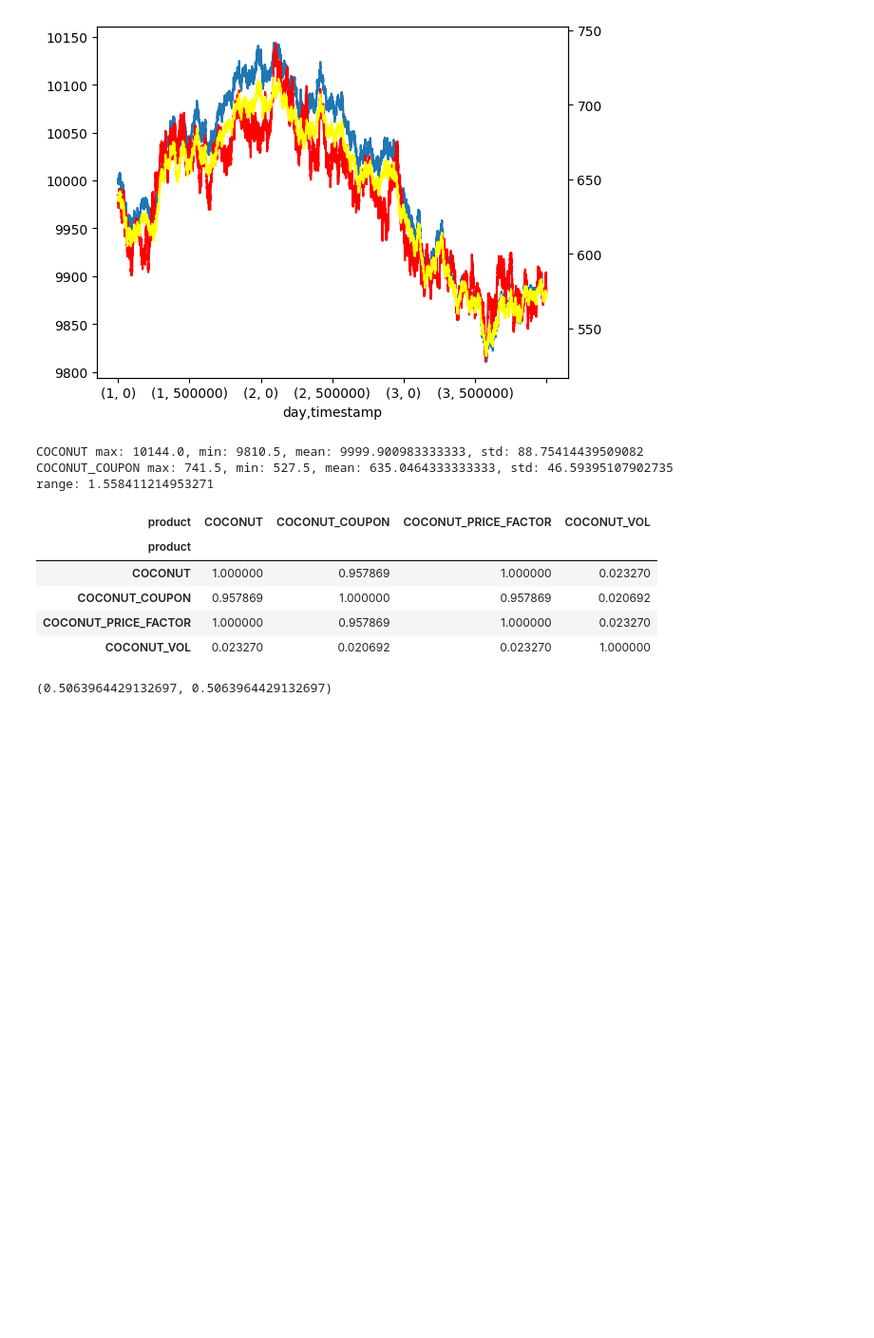
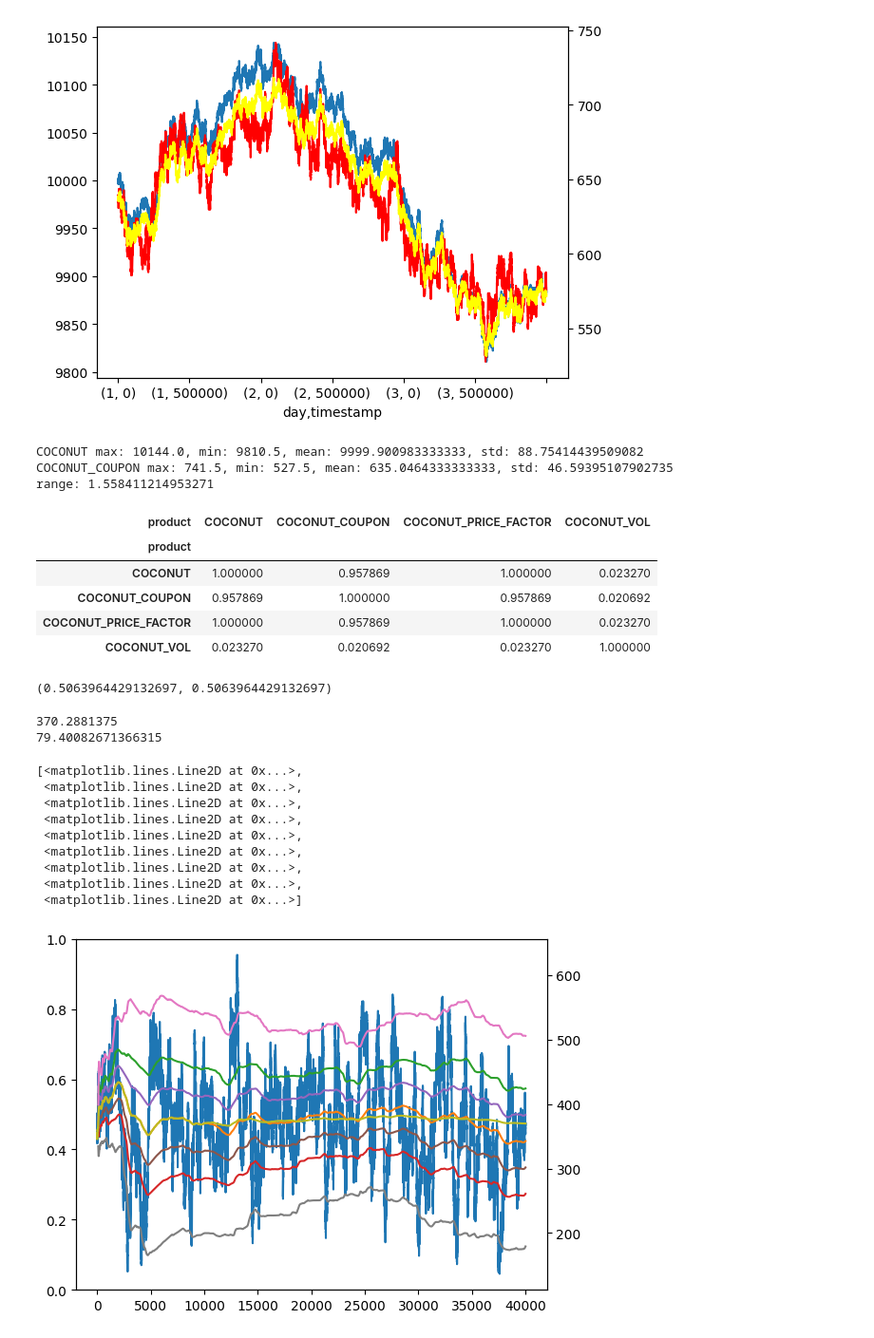
Before and after one commit to Gurstel/IMC-Prosperity, a Jupyter notebook: round_4/data_exploration.ipynb, the cells around one changed output. Shown at 95% size. Cells and saved outputs as stored; diff of their text form; code cells hidden in the pictures; blank space fills up the shorter version.

```diff
--- a/round_4/data_exploration.ipynb
+++ b/round_4/data_exploration.ipynb
@@ -199,3 +199,78 @@ def delta(flag, S, K, t, r, sigma):
         return N(d_1) - 1.0
     else:
         return N(d_1)
+# %%
+import pandas as pd
+from matplotlib import pyplot as plt
+
+df = pd.concat(
+    [
+        pd.read_csv("resources/round3/prices_round_3_day_0.csv", sep=";"),
+        pd.read_csv("resources/round3/prices_round_3_day_1.csv", sep=";"),
+        pd.read_csv("resources/round3/prices_round_3_day_2.csv", sep=";"),
+        pd.read_csv("resources/round3/prices_round_3_day_3.csv", sep=";"),
+    ],
+    ignore_index=True,
+)
+# df = df[df["timestamp"] < 100000]
+
+df = df.pivot(index=["day", "timestamp"], columns="product", values="mid_price").reset_index()
+df["GIFT_BASKET_PREMIUM"] = df["GIFT_BASKET"] - (df["ROSES"] + df["CHOCOLATE"] * 4 + df["STRAWBERRIES"] * 6)
+print(df["GIFT_BASKET_PREMIUM"].mean())
+print(df["GIFT_BASKET_PREMIUM"].std())
+df["GIFT_BASKET_PREMIUM_MEAN"] = df["GIFT_BASKET_PREMIUM"].rolling(window=100000, min_periods=1000).mean()
+df["GIFT_BASKET_RUNNING_MEAN"] = df["GIFT_BASKET_PREMIUM"].rolling(window=10000, min_periods=100).mean()
+df["GIFT_BASKET_EXP_MEAN"] = df["GIFT_BASKET_PREMIUM"].ewm(span=1000000).mean()
+df["GIFT_BASKET_PREMIUM_STD"] = df["GIFT_BASKET_PREMIUM"].rolling(window=10000, min_periods=100).std()
+df["MEAN_HIGHER_THRESHOLD"] = df["GIFT_BASKET_PREMIUM_MEAN"] * 1.155
+df["MEAN_LOWER_THRESHOLD"] = df["GIFT_BASKET_PREMIUM_MEAN"] * 0.845
+df["RUNNING_MEAN_HIGHER_THRESHOLD"] = df["GIFT_BASKET_RUNNING_MEAN"] * 1.1
+df["RUNNING_MEAN_LOWER_THRESHOLD"] = df["GIFT_BASKET_RUNNING_MEAN"] * 0.9
+df["370"] = 370
+
+df["STD_HIGHER_THRESHOLD"] = df["GIFT_BASKET_RUNNING_MEAN"] + df["GIFT_BASKET_PREMIUM_STD"]
+df["STD_LOWER_THRESHOLD"] = df["GIFT_BASKET_RUNNING_MEAN"] - df["GIFT_BASKET_PREMIUM_STD"]
+df["HALF_STD_HIGHER_THRESHOLD"] = df["GIFT_BASKET_RUNNING_MEAN"] + df["GIFT_BASKET_PREMIUM_STD"] / 2
+df["HALF_STD_LOWER_THRESHOLD"] = df["GIFT_BASKET_RUNNING_MEAN"] - df["GIFT_BASKET_PREMIUM_STD"] / 2
+df["TWO_STD_HIGHER_THRESHOLD"] = df["GIFT_BASKET_RUNNING_MEAN"] + df["GIFT_BASKET_PREMIUM_STD"] * 2
+df["TWO_STD_LOWER_THRESHOLD"] = df["GIFT_BASKET_RUNNING_MEAN"] - df["GIFT_BASKET_PREMIUM_STD"] * 2
+
+fig, ax1 = plt.subplots()
+# ax1.plot(df["GIFT_BASKET_PREMIUM_STD"], label="GIFT_BASKET_PREMIUM_STD", color="red")
+
+ax2 = ax1.twinx()
+ax2.plot(
+    df[
+        [
+            "GIFT_BASKET_PREMIUM",
+            # "GIFT_BASKET_PREMIUM_MEAN",
+            # "MEAN_HIGHER_THRESHOLD",
+            # "MEAN_LOWER_THRESHOLD",
+            "GIFT_BASKET_RUNNING_MEAN",
+            # "RUNNING_MEAN_HIGHER_THRESHOLD",
+            # "RUNNING_MEAN_LOWER_THRESHOLD",
+            "STD_HIGHER_THRESHOLD",
+            "STD_LOWER_THRESHOLD",
+            "HALF_STD_HIGHER_THRESHOLD",
+            "HALF_STD_LOWER_THRESHOLD",
+            "TWO_STD_HIGHER_THRESHOLD",
+            "TWO_STD_LOWER_THRESHOLD",
+            "GIFT_BASKET_EXP_MEAN",
+            # "370",
+        ]
+    ],
+    label="GIFT_BASKET_PREMIUM",
+)
+# %% [output]
+370.2881375
+79.40082671366315
+[<matplotlib.lines.Line2D at 0x...>,
+ <matplotlib.lines.Line2D at 0x...>,
+ <matplotlib.lines.Line2D at 0x...>,
+ <matplotlib.lines.Line2D at 0x...>,
+ <matplotlib.lines.Line2D at 0x...>,
+ <matplotlib.lines.Line2D at 0x...>,
+ <matplotlib.lines.Line2D at 0x...>,
+ <matplotlib.lines.Line2D at 0x...>,
+ <matplotlib.lines.Line2D at 0x...>]
+[figure, added]
```
Also changed, not shown: parts of 5 cells of this notebook, 25 other files.
